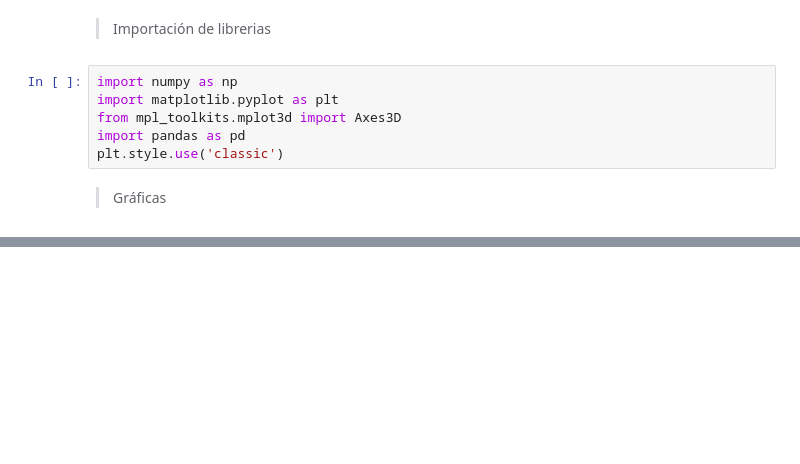
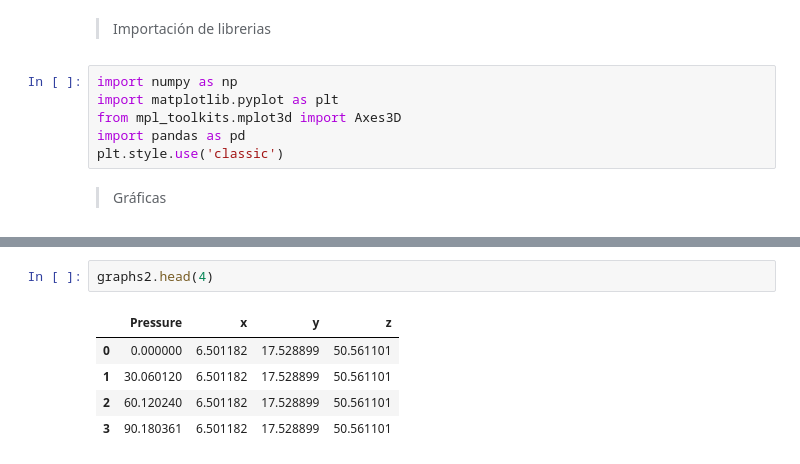
Before and after one commit to NSM20212/Soft-Robotics, a Jupyter notebook: Taller 2/graphs_sofa.ipynb, the cells around one changed output, grey strips where cells are left out. Drawn from its saved outputs; the diff is of its cells as text; blank space fills up the shorter version.

```diff
--- a/Taller 2/graphs_sofa.ipynb
+++ b/Taller 2/graphs_sofa.ipynb
@@ -24 +25,9 @@ graphs.head(4)
+# %%
+graphs2.head(4)
+# %% [output]
+|  | Pressure | x | y | z |
+| 0 | 0.000000 | 6.501182 | 17.528899 | 50.561101 |
+| 1 | 30.060120 | 6.501182 | 17.528899 | 50.561101 |
+| 2 | 60.120240 | 6.501182 | 17.528899 | 50.561101 |
+| 3 | 90.180361 | 6.501182 | 17.528899 | 50.561101 |
 # %%
```
Also changed, not shown: parts of 4 cells of this notebook, 11 other files.
